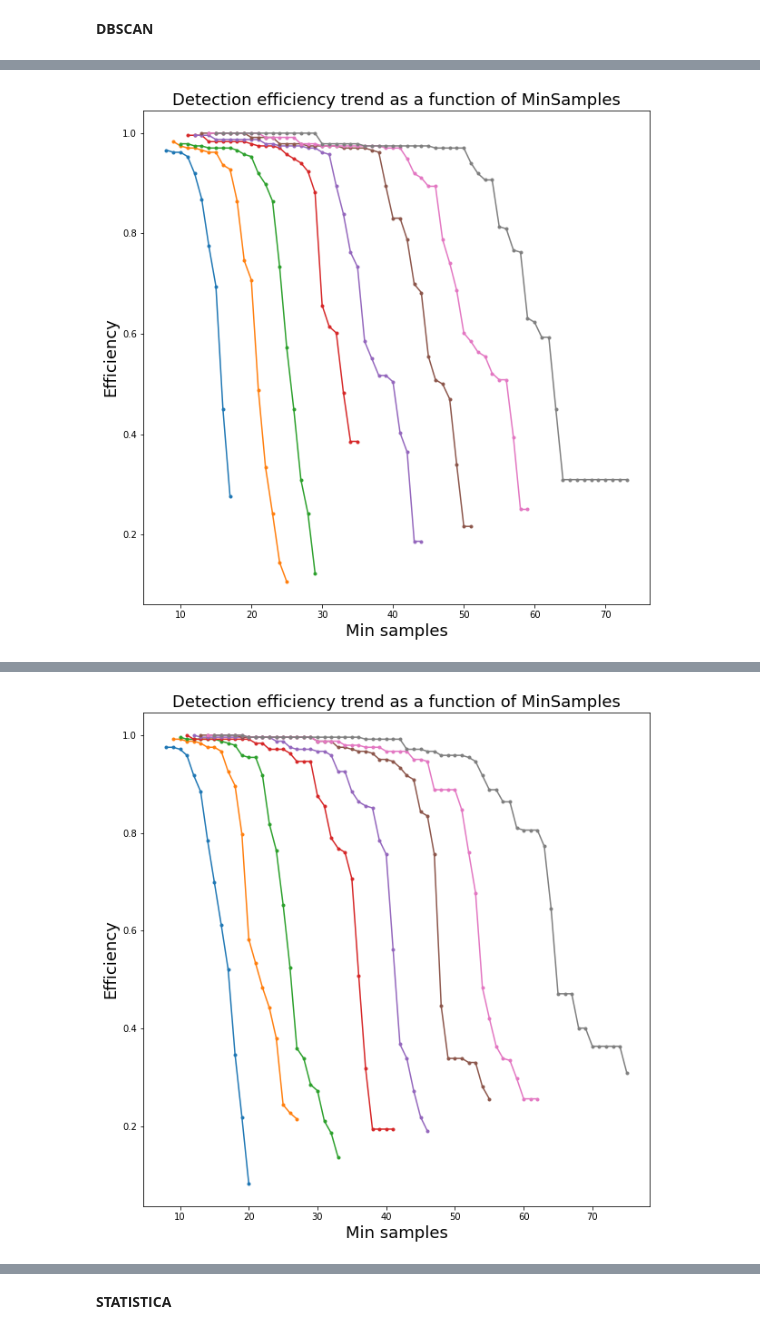
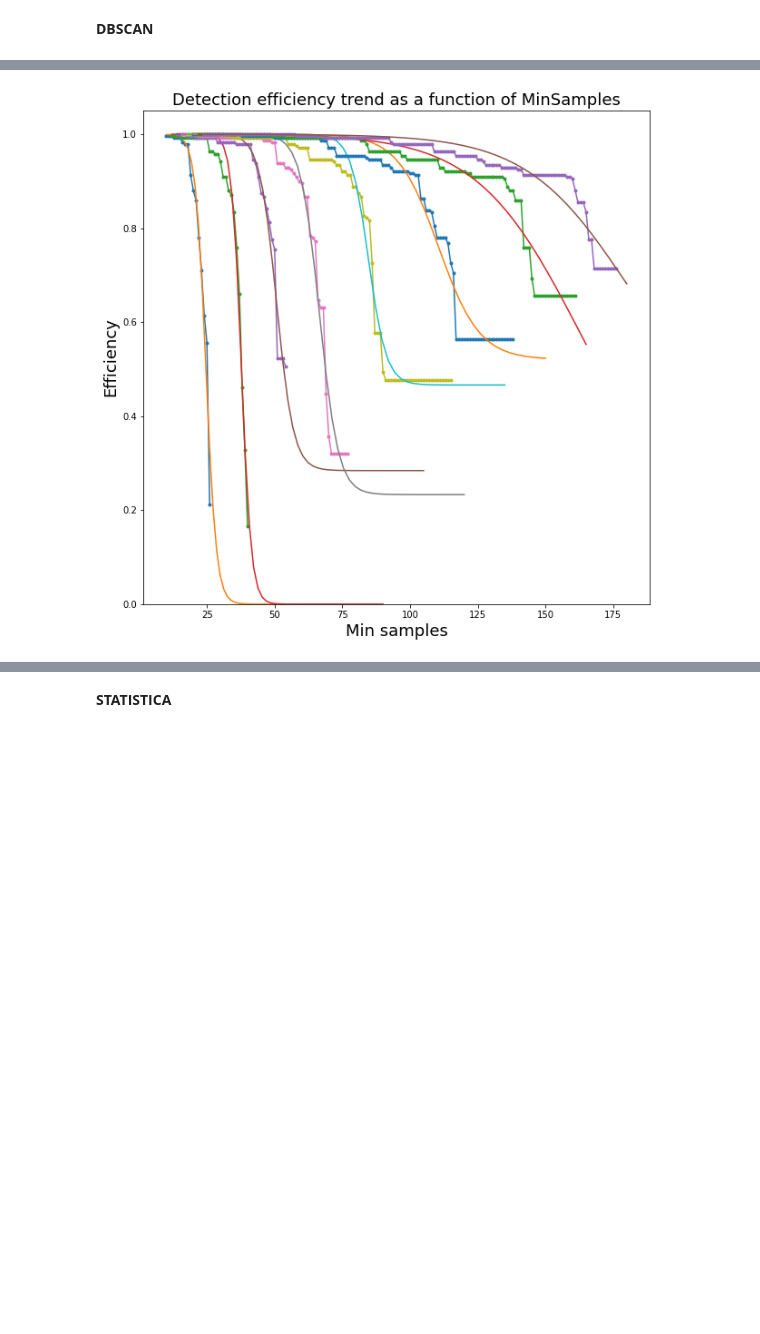
Before and after one commit to lorenzopaolucci/Cygno_Lab_II, a Jupyter notebook: DBSCAN_Statistica_Graz.ipynb, the cells around one changed output, grey strips where cells are left out. Saved outputs shown, nothing was run; the diff lists cells and outputs as text; code cells hidden in the pictures; blank space fills up the shorter version.

Commit message:
statistica aggiornata con il ginocchio della detection efficiency (file ancora da girare)

```diff
--- a/DBSCAN_Statistica_Graz.ipynb
+++ b/DBSCAN_Statistica_Graz.ipynb
@@ -136,14 +134,16 @@ purity_highest = []
 hist_efficiency = []
 efficiency_highest =[]
 
+hist_ginocchio = []
+
 list_e = []
 list_p = []
 list_n = []
 
-ao = 3
+ao = 500
 
-def dist(x,a,b,c,d):
-  return a - b/(1+np.exp(-c*(x-d)))
+def dist1(x,a,b,c,d):
+  return 1 - b/(1+np.exp(-c*(x-d)))
 
 for run in np.arange(0,ao,1):
 
@@ -157,15 +157,16 @@ for run in np.arange(0,ao,1):
     points = pd.DataFrame.to_numpy(df1)
     signal_plot = pd.DataFrame.to_numpy(df2)
 
-    min_eps = 4
-    max_eps = 8
-    step_eps = 0.5
+    min_eps = 5
+    max_eps = 13
+    step_eps = 1
 
     purity_highest_temp = []
     detection_efficiency_highest = []
 
     hist_temp_purity = []
     hist_temp_efficiency = []
+    hist_temp_ginocchio = []
 
     list_temp_e = []
     list_temp_p = []
@@ -174,7 +175,7 @@ for run in np.arange(0,ao,1):
     for eps in np.arange(min_eps, max_eps, step_eps):
 
         min_min_samples = 2*eps
-        max_min_samples = 30*eps
+        max_min_samples = 15*eps
         step_min_samples = 1
 
         purity_max = 0
@@ -305,19 +306,23 @@ for run in np.arange(0,ao,1):
         hist_temp_efficiency.append(detection_efficiency_min_samples)
         detection_efficiency_highest.append(detection_efficiency_max)
 
-        print('min samples', min_samples_range)
-        print('eff', detection_efficiency_plot)
-        #par_x, cov_x= curve_fit(dist,min_samples_range,detection_efficiency_plot, p0=[1, 1, 0, 0])
+        #print('min samples', min_samples_range)
+        #print('eff', detection_efficiency_plot)
+        par_x, cov_x= curve_fit(dist1,min_samples_range,detection_efficiency_plot,maxfev=100000, p0=[1, 1, 0.5, 10], bounds=([0,0.2,0,0], [1,1,1,max_min_samples]) )
+        hist_temp_ginocchio.append(par_x[3] + np.log((0.95-par_x[0])/(par_x[0]-par_x[1]-0.95))/par_x[2])
+        #print('gin', hist_temp_ginocchio)
 
-        plt.title('Detection efficiency trend as a function of MinSamples',fontsize=18)
-        plt.xlabel('Min samples',fontsize=18)
-        plt.ylabel('Efficiency',fontsize=18)
-        plt.plot(min_samples_range,detection_efficiency_plot,'.-',label='Eps = %.1lf' %eps)
-        #x = np.linspace(min_min_samples, max_min_samples)
-        #y_fit = dist(x, par_x[0], par_x[1], par_x[2], par_x[3])
-        #plt.plot(x, y_fit, '-')
-        fig = matplotlib.pyplot.gcf()
-        fig.set_size_inches(10, 10)
+        if (run%100)==0:
+          plt.title('Detection efficiency trend as a function of MinSamples',fontsize=18)
+          plt.xlabel('Min samples',fontsize=18)
+          plt.ylabel('Efficiency',fontsize=18)
+          plt.plot(min_samples_range,detection_efficiency_plot,'.-',label='Eps = %.1lf' %eps)
+          x = np.linspace(min_min_samples, max_min_samples)
+          y_fit = dist1(x, par_x[0], par_x[1], par_x[2], par_x[3])
+          plt.plot(x, y_fit, '-')
+          fig = matplotlib.pyplot.gcf()
+          fig.set_size_inches(10, 10)
+          plt.ylim(0, 1.05)
     plt.show()
 
     list_e.append(list_temp_e)
@@ -329,5 +334,7 @@ for run in np.arange(0,ao,1):
 
     efficiency_highest.append(detection_efficiency_highest)
     hist_efficiency.append(hist_temp_efficiency)
+
+    hist_ginocchio.append(hist_temp_ginocchio)
 # %% [output]
 Run 0
@@ -350,2 +341,2 @@ eff [1.0, 1.0, 1.0, 1.0, 1.0, 1.0, 1.0, 1.0, 1.0, 1.0, 1.0, 1.0, 1.0, 1.0, 1.0,
-[figure, old version]
+[figure, new version]
 Run 1
@@ -368 +343,0 @@ eff [1.0, 1.0, 1.0, 1.0, 1.0, 0.9958677685950413, 0.9958677685950413, 0.99586776
-[figure, removed]
```
Also changed, not shown: parts of 6 cells of this notebook.
